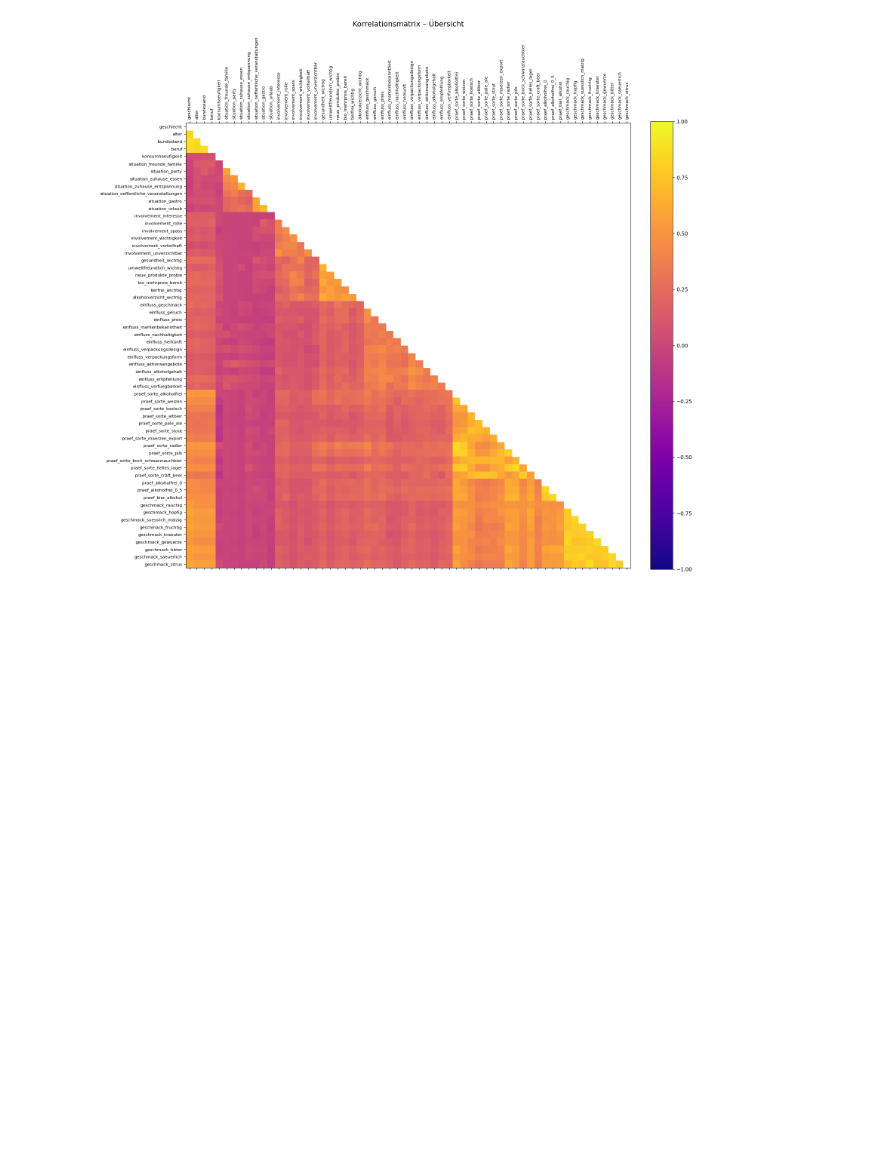
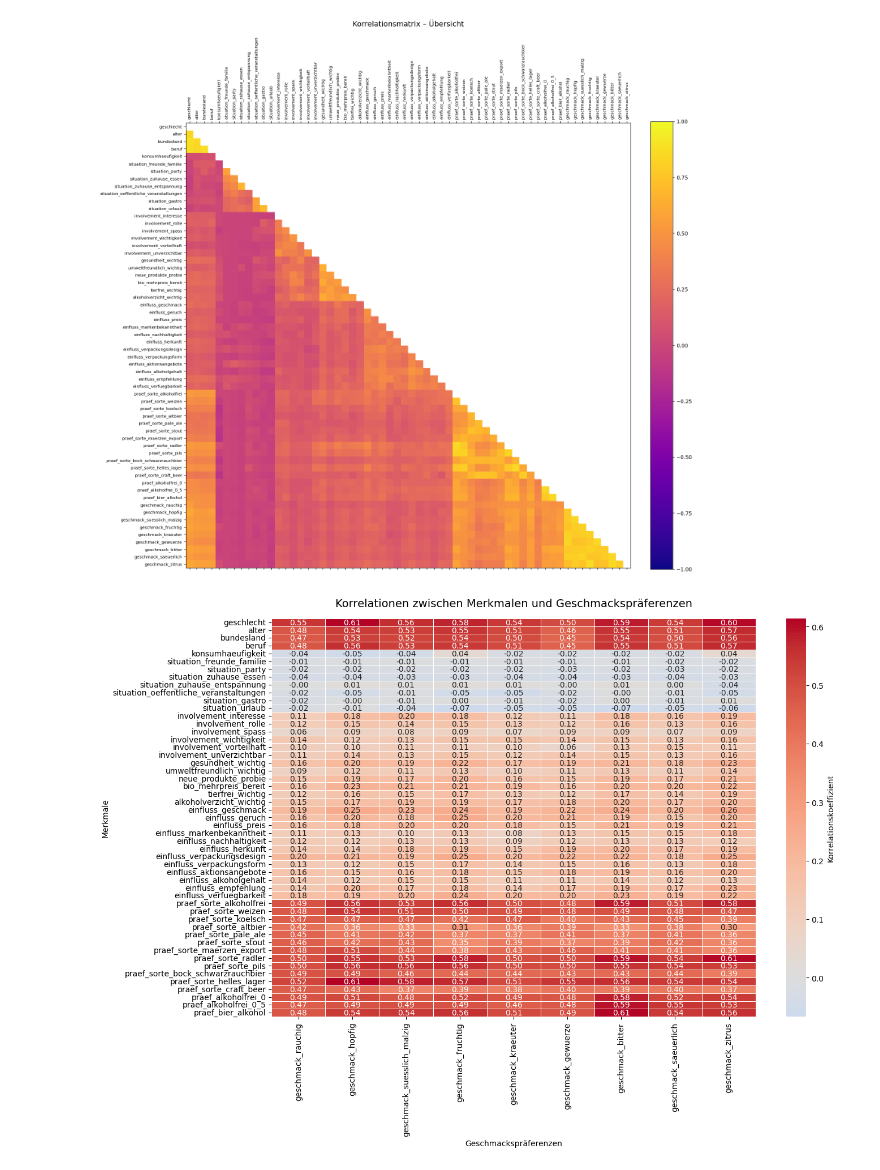
Before and after one commit to FRYEL/Bierprojekt, a Jupyter notebook: test.ipynb, the cells around one changed output. Saved outputs shown, nothing was run; the diff lists cells and outputs as text; code cells hidden in the pictures; blank space fills up the shorter version.

```diff
--- a/test.ipynb
+++ b/test.ipynb
@@ -101,3 +101,39 @@ plt.tight_layout()
 plt.show()
 # %% [output]
 [figure]
+# %%
+import pandas as pd
+import seaborn as sns
+import matplotlib.pyplot as plt
+
+# 1) Daten laden
+df = pd.read_csv('synthetic_dataset_schema.csv')  # Pfad ggf. anpassen
+
+# 2) Spalten definieren
+taste_cols = [col for col in df.columns if col.startswith('geschmack_')]
+other_cols = [col for col in df.columns if col not in taste_cols]
+
+# 3) Korrelationsmatrix berechnen
+corr = df.corr()
+
+# 4) Submatrix: Nur andere Merkmale vs. Geschmackspräferenzen
+sub_corr = corr.loc[other_cols, taste_cols]
+
+# 5) Plot – Heatmap
+plt.figure(figsize=(14, 10))
+sns.heatmap(
+    sub_corr,
+    cmap='coolwarm',  # Alternative: 'vlag', 'RdBu', 'viridis'
+    center=0,
+    annot=True,
+    fmt=".2f",
+    linewidths=0.5,
+    cbar_kws={"label": "Korrelationskoeffizient"}
+)
+plt.title("Korrelationen zwischen Merkmalen und Geschmackspräferenzen", fontsize=14, pad=15)
+plt.xlabel("Geschmackspräferenzen")
+plt.ylabel("Merkmale")
+plt.tight_layout()
+plt.show()
+# %% [output]
+[figure, added]
```
Also changed, not shown: 1 other file.
